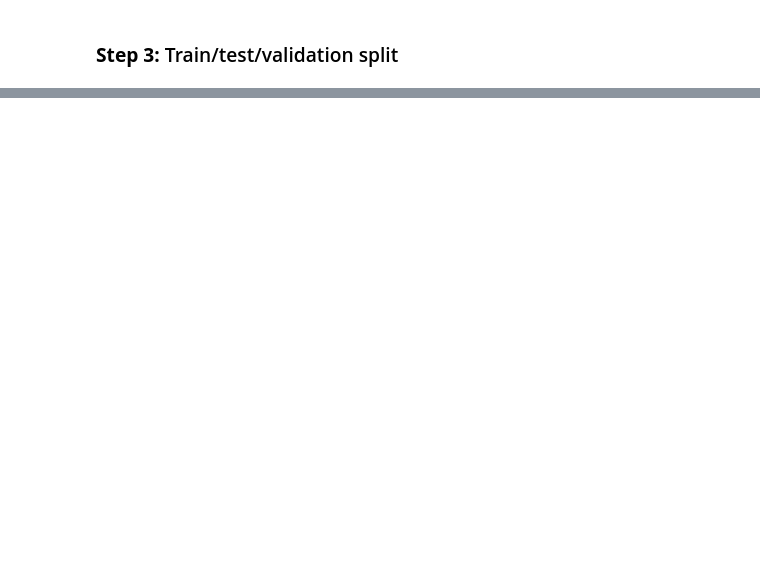
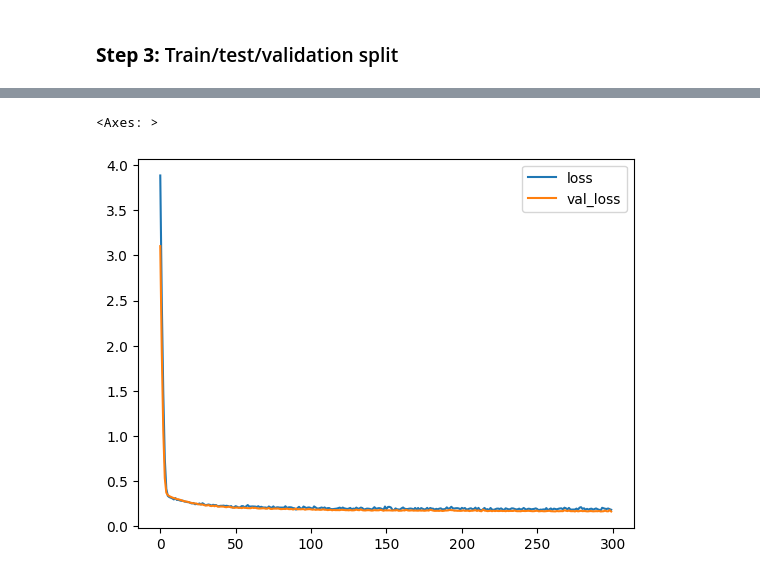
Before and after one commit to FabianZsolt/deeplearning, a Jupyter notebook: Assignments/Exercise project 2 - ANN for classification/Exercise project 2 - ANN for classification File.ipynb, the cells around one changed output, grey strips where cells are left out. Cells and saved outputs as stored; diff of their text form; code cells hidden in the pictures; blank space fills up the shorter version.

```diff
--- a/Assignments/Exercise project 2 - ANN for classification/Exercise project 2 - ANN for classification File.ipynb
+++ b/Assignments/Exercise project 2 - ANN for classification/Exercise project 2 - ANN for classification File.ipynb
@@ -91,0 +103,14 @@ X_val, X_test, y_val, y_test = train_test_split(X_temp, y_temp, test_size=0.5)
+# %%
+model = keras.Sequential(
+    [
+        layers.BatchNormalization(input_shape=(len(X.columns),)),
+        layers.Dense(16, activation="relu", kernel_regularizer=keras.regularizers.l1(l1=0.1)),
+        layers.Dense(8, activation="relu"),
+        layers.Dense(len(categories), activation="softmax")
+    ]
+)
+
+# compile the model, this time we use categorical crossentropy for loss -function
+# and we also measure the accuracy of our model in the metrics
+model.compile(optimizer="adam", loss='categorical_crossentropy', metrics=['accuracy'])
+model.summary()
@@ -91,0 +136,2 @@ X_val, X_test, y_val, y_test = train_test_split(X_temp, y_temp, test_size=0.5)
+# %%
+model.fit(x=X_train, y=y_train, epochs=300, validation_data=(X_val, y_val))
@@ -91,0 +157,6 @@ X_val, X_test, y_val, y_test = train_test_split(X_temp, y_temp, test_size=0.5)
+# %%
+loss_df = pd.DataFrame(model.history.history)
+loss_df[['loss', 'val_loss']].plot()
+# %% [output]
+<Axes: >
+[figure, added]
```
Also changed, not shown: parts of 18 cells of this notebook.
